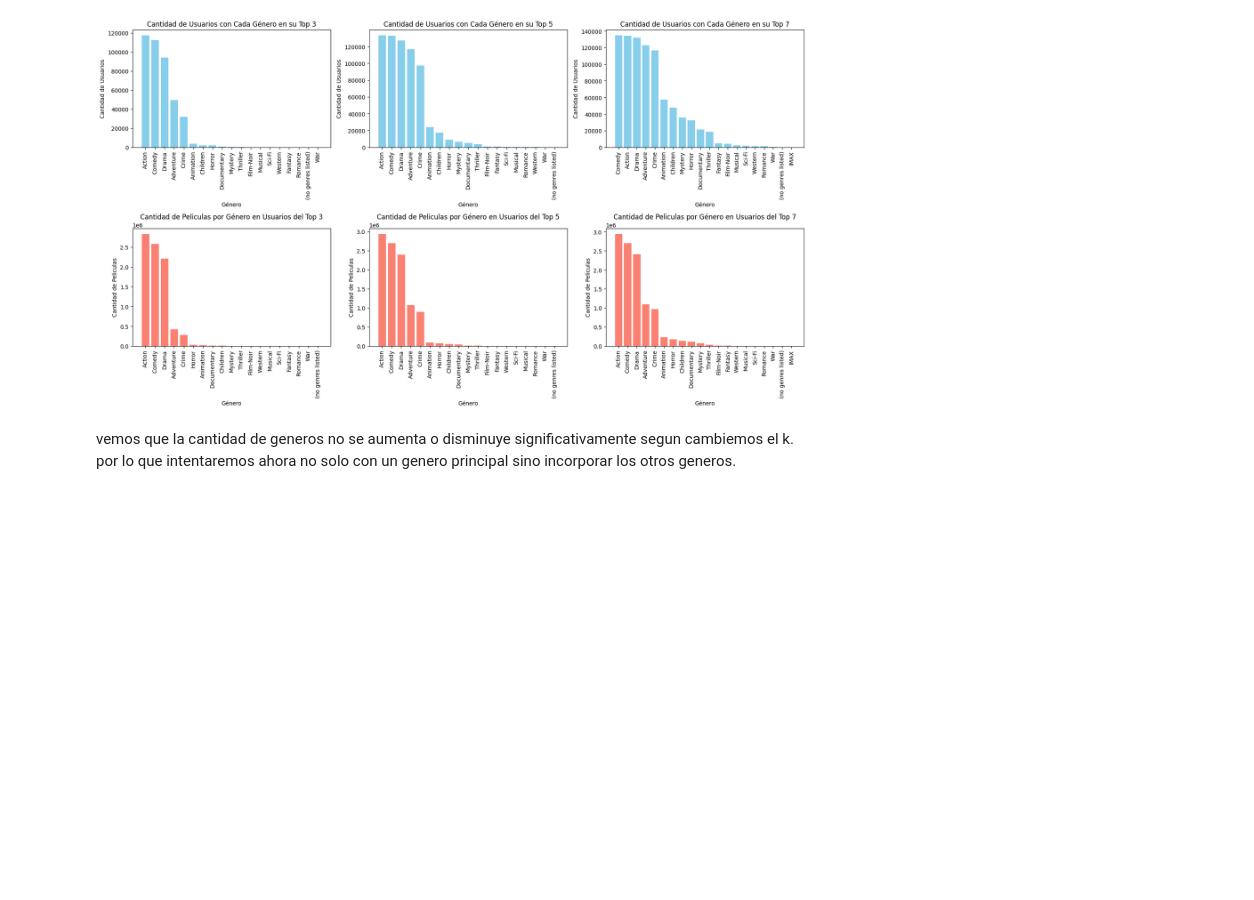
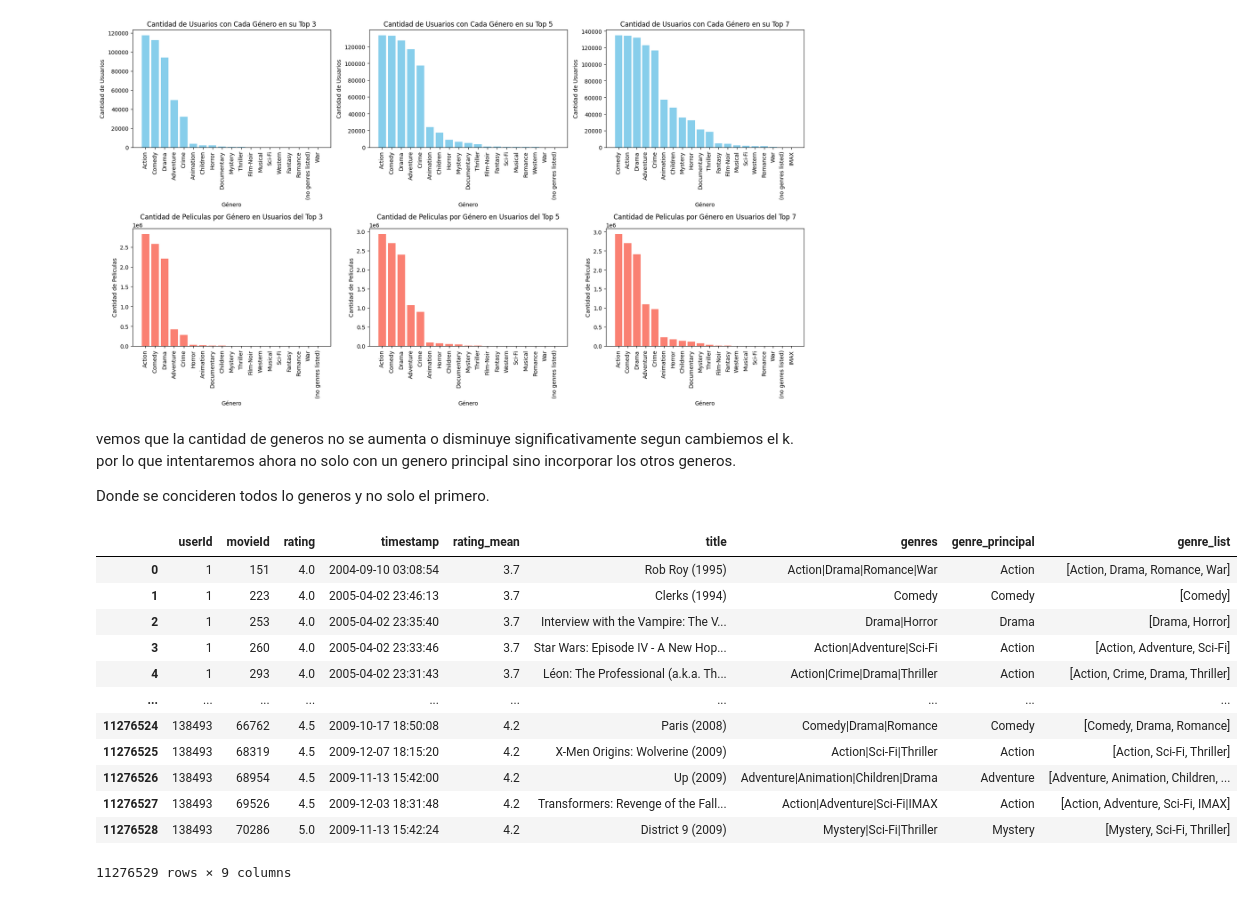
Before and after one commit to ferperezh/IIC3633_ProyectoMetricaDiversidad, a Jupyter notebook: procesamiento_pelicula.ipynb, the cells around one changed output. Cells and saved outputs as stored; diff of their text form; code cells hidden in the pictures; blank space fills up the shorter version.

```diff
--- a/procesamiento_pelicula.ipynb
+++ b/procesamiento_pelicula.ipynb
@@ -346,3 +346,22 @@ plt.show()
 [figure]
 # %% [markdown]
 vemos que la cantidad de generos no se aumenta o disminuye significativamente segun cambiemos el k. por lo que intentaremos ahora no solo con un genero principal sino incorporar los otros generos.
+
+Donde se concideren todos lo generos y no solo el primero.
+# %%
+movies_data['genre_list'] = movies_data['genres'].str.split('|')
+movies_data
+# %% [output]
+|  | userId | movieId | rating | timestamp | rating_mean | title | genres | genre_principal | genre_list |
+| 0 | 1 | 151 | 4.0 | 2004-09-10 03:08:54 | 3.7 | Rob Roy (1995) | Action|Drama|Romance|War | Action | [Action, Drama, Romance, War] |
+| 1 | 1 | 223 | 4.0 | 2005-04-02 23:46:13 | 3.7 | Clerks (1994) | Comedy | Comedy | [Comedy] |
+| 2 | 1 | 253 | 4.0 | 2005-04-02 23:35:40 | 3.7 | Interview with the Vampire: The V... | Drama|Horror | Drama | [Drama, Horror] |
+| 3 | 1 | 260 | 4.0 | 2005-04-02 23:33:46 | 3.7 | Star Wars: Episode IV - A New Hop... | Action|Adventure|Sci-Fi | Action | [Action, Adventure, Sci-Fi] |
+| 4 | 1 | 293 | 4.0 | 2005-04-02 23:31:43 | 3.7 | Léon: The Professional (a.k.a. Th... | Action|Crime|Drama|Thriller | Action | [Action, Crime, Drama, Thriller] |
+| ... | ... | ... | ... | ... | ... | ... | ... | ... | ... |
+| 11276524 | 138493 | 66762 | 4.5 | 2009-10-17 18:50:08 | 4.2 | Paris (2008) | Comedy|Drama|Romance | Comedy | [Comedy, Drama, Romance] |
+| 11276525 | 138493 | 68319 | 4.5 | 2009-12-07 18:15:20 | 4.2 | X-Men Origins: Wolverine (2009) | Action|Sci-Fi|Thriller | Action | [Action, Sci-Fi, Thriller] |
+| 11276526 | 138493 | 68954 | 4.5 | 2009-11-13 15:42:00 | 4.2 | Up (2009) | Adventure|Animation|Children|Drama | Adventure | [Adventure, Animation, Children, ... |
+| 11276527 | 138493 | 69526 | 4.5 | 2009-12-03 18:31:48 | 4.2 | Transformers: Revenge of the Fall... | Action|Adventure|Sci-Fi|IMAX | Action | [Action, Adventure, Sci-Fi, IMAX] |
+| 11276528 | 138493 | 70286 | 5.0 | 2009-11-13 15:42:24 | 4.2 | District 9 (2009) | Mystery|Sci-Fi|Thriller | Mystery | [Mystery, Sci-Fi, Thriller] |
+11276529 rows × 9 columns
```
Also changed, not shown: parts of 7 cells of this notebook.
